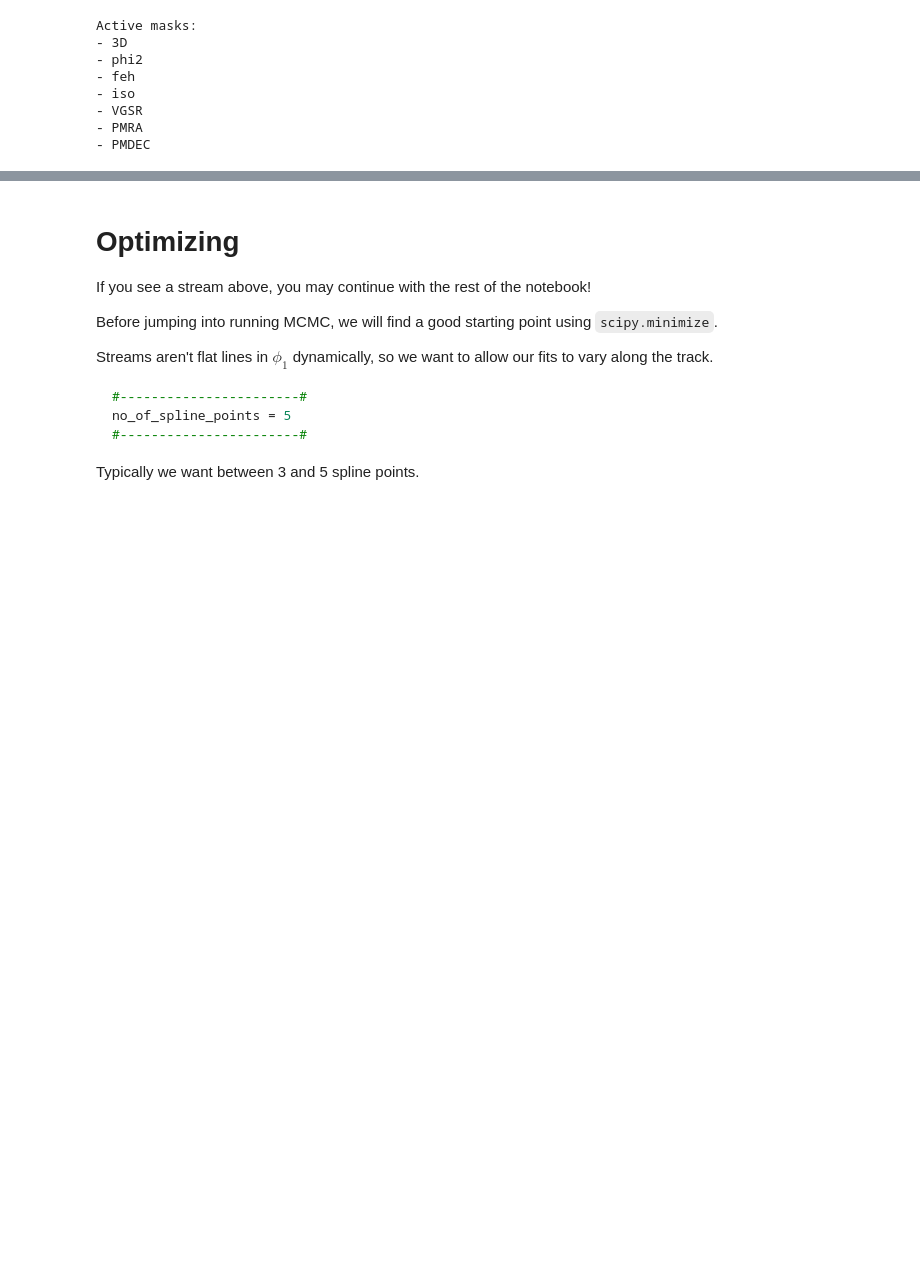
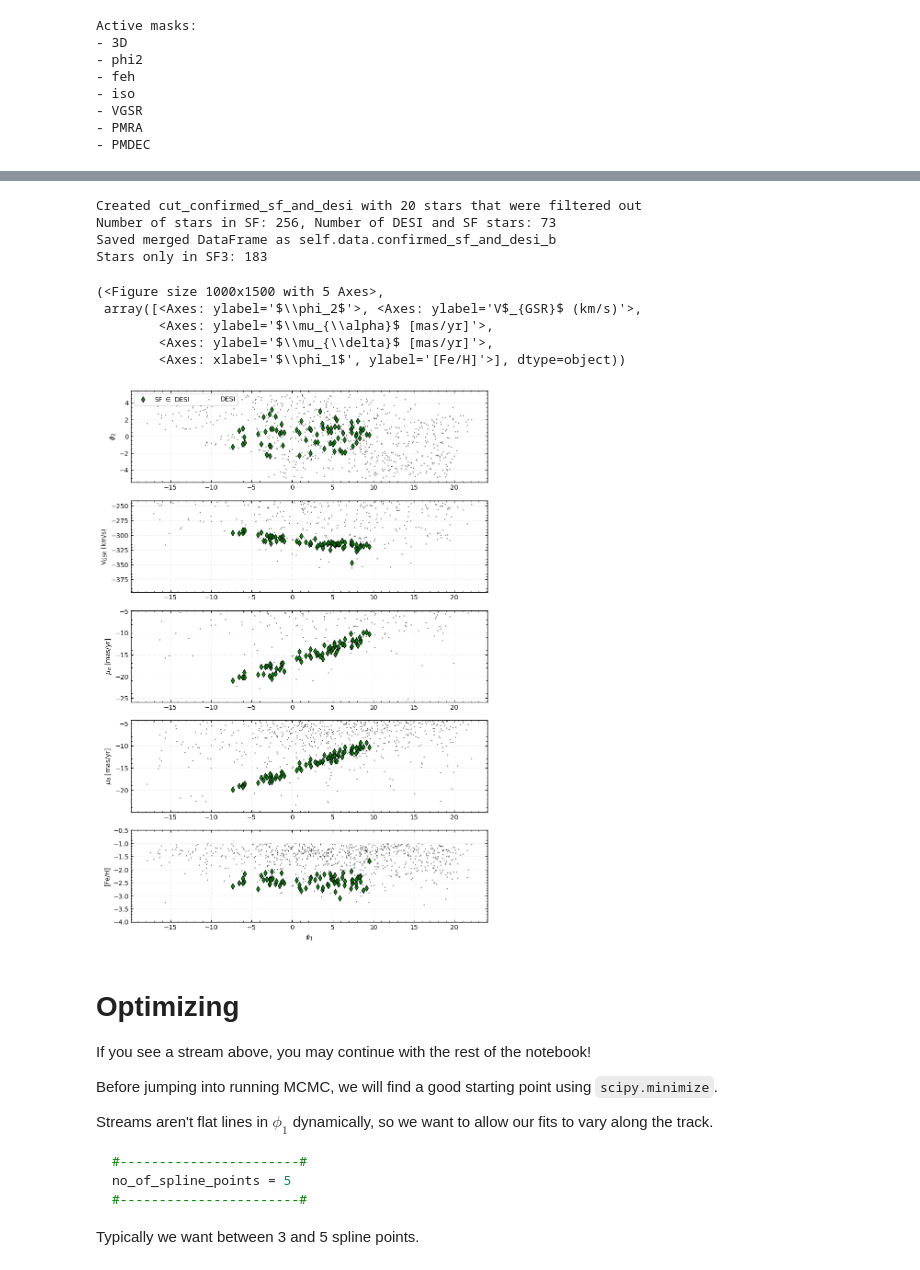
Before and after one commit to nassmohammed/DESI-DR1_streamTutorial, a Jupyter notebook: streamTutorial.ipynb, the cells around one changed output, grey strips where cells are left out. Cells and saved outputs as stored; diff of their text form; code cells hidden in the pictures; blank space fills up the shorter version.

```diff
--- a/streamTutorial.ipynb
+++ b/streamTutorial.ipynb
@@ -438,0 +456,3 @@ Lets look at an example of a stream (Sylgr-I21) being spotted once our initial c
+# %%
+import copy
+selection_mcmc = copy.copy(selection_fine)
@@ -438,0 +489,2 @@ Lets look at an example of a stream (Sylgr-I21) being spotted once our initial c
+# %%
+mcmc_mask = selection_mcmc.get_masks(['3D', 'phi2', 'feh','iso_wide', 'VGSR_wide', 'PMRA_wide', 'PMDEC_wide'])
@@ -439,3 +500,26 @@ Lets look at an example of a stream (Sylgr-I21) being spotted once our initial c
+# %%
+importlib.reload(st)
+tomcmc_stream = SoI.mask_stream(mcmc_mask)
+
+plt_trim = st.StreamPlotter(tomcmc_stream)
+plt_trim.plot_params['sf_in_desi']['alpha']= 0.9
+plt_trim.plot_params['background']['alpha']= 0.4
+plt_trim.plot_params['background']['s'] = 1
+#-----------------------#
+plt_trim.sixD_plot(showStream=True, show_sf_only=False, background=True) # You can change showStream to True to see where the STREAMFINDER stars are in this space.
+                                                                       # If there aren't many SF stars in DESI, you can show the stars not in DESI as a guide by setting show_sf_only to True
+#-----------------------#
+# %% [output]
+Created cut_confirmed_sf_and_desi with 20 stars that were filtered out
+Number of stars in SF: 256, Number of DESI and SF stars: 73
+Saved merged DataFrame as self.data.confirmed_sf_and_desi_b
+Stars only in SF3: 183
+(<Figure size 1000x1500 with 5 Axes>,
+ array([<Axes: ylabel='$\\phi_2$'>, <Axes: ylabel='V$_{GSR}$ (km/s)'>,
+        <Axes: ylabel='$\\mu_{\\alpha}$ [mas/yr]'>,
+        <Axes: ylabel='$\\mu_{\\delta}$ [mas/yr]'>,
+        <Axes: xlabel='$\\phi_1$', ylabel='[Fe/H]'>], dtype=object))
+[figure, added]
 # %% [markdown]
 # Optimizing
 
```
Also changed, not shown: parts of 13 cells of this notebook, 1 other file.
